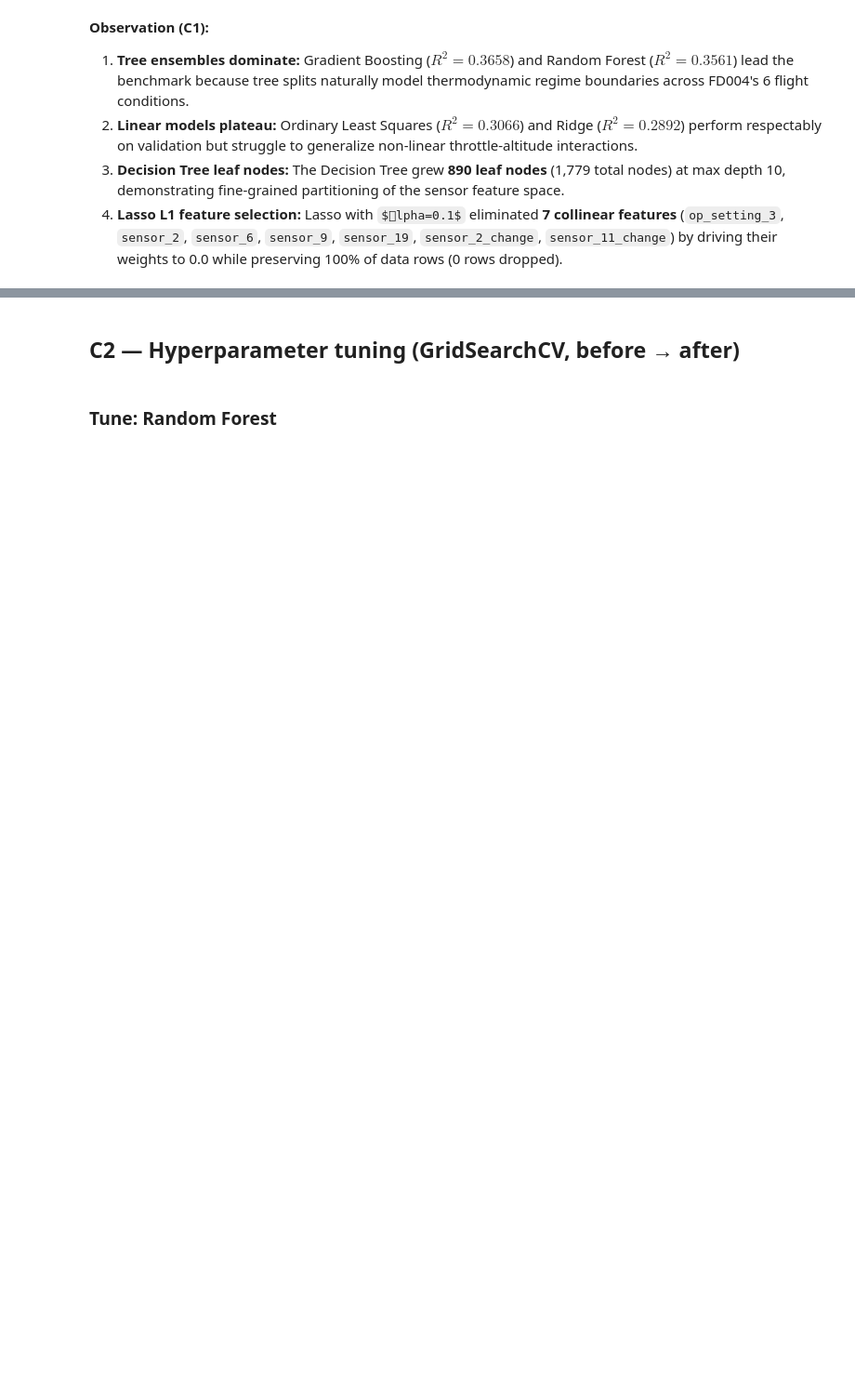
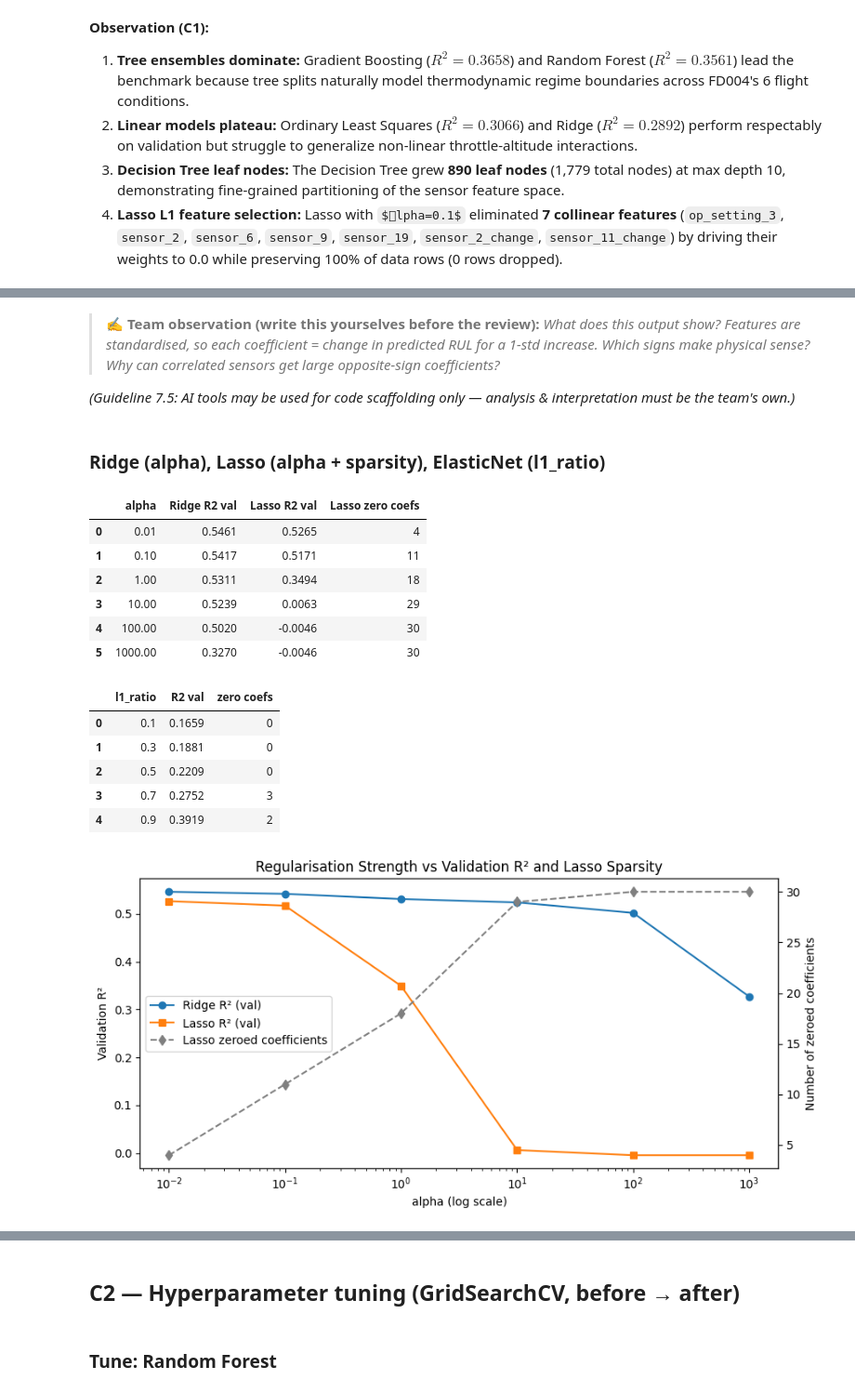
Before and after one commit to Dharshanashri-2986/ML_CAPSTONE_TEAM-14, a Jupyter notebook: notebooks/02_Regression.ipynb, the cells around one changed output, grey strips where cells are left out. Shown at 93% size. Drawn from its saved outputs; the diff is of its cells as text; code cells hidden in the pictures; some formulas as TeX source; blank space fills up the shorter version.

```diff
--- a/notebooks/02_Regression.ipynb
+++ b/notebooks/02_Regression.ipynb
@@ -431,0 +482,53 @@ Consolidated Rubric Metrics Table:
+# %% [markdown]
+> ✍️ **Team observation (write this yourselves before the review):** _What does this output show? Features are standardised, so each coefficient = change in predicted RUL for a 1-std increase. Which signs make physical sense? Why can correlated sensors get large opposite-sign coefficients?_
+
+_(Guideline 7.5: AI tools may be used for code scaffolding only — analysis & interpretation must be the team's own.)_
+# %% [markdown]
+### Ridge (alpha), Lasso (alpha + sparsity), ElasticNet (l1_ratio)
+# %%
+alphas = [0.01, 0.1, 1, 10, 100, 1000]
+lin_rows = []
+for a in alphas:
+    r = Ridge(alpha=a).fit(X_train, y_train)
+    l = Lasso(alpha=a, random_state=RANDOM_STATE, max_iter=5000).fit(X_train, y_train)
+    lin_rows.append({'alpha': a,
+                     'Ridge R2 val': r2_score(y_val, r.predict(X_val)),
+                     'Lasso R2 val': r2_score(y_val, l.predict(X_val)),
+                     'Lasso zero coefs': int((l.coef_ == 0).sum())})
+lin_sweep = pd.DataFrame(lin_rows).round(4)
+display(lin_sweep)
+
+en_rows = []
+for l1 in [0.1, 0.3, 0.5, 0.7, 0.9]:
+    en = ElasticNet(alpha=0.1, l1_ratio=l1, random_state=RANDOM_STATE, max_iter=5000).fit(X_train, y_train)
+    en_rows.append({'l1_ratio': l1, 'R2 val': r2_score(y_val, en.predict(X_val)),
+                    'zero coefs': int((en.coef_ == 0).sum())})
+en_sweep = pd.DataFrame(en_rows).round(4)
+display(en_sweep)
+
+fig, ax1 = plt.subplots(figsize=(9, 4.5))
+ax1.semilogx(lin_sweep['alpha'], lin_sweep['Ridge R2 val'], 'o-', label='Ridge R² (val)')
+ax1.semilogx(lin_sweep['alpha'], lin_sweep['Lasso R2 val'], 's-', label='Lasso R² (val)')
+ax1.set_xlabel('alpha (log scale)'); ax1.set_ylabel('Validation R²')
+ax2 = ax1.twinx()
+ax2.semilogx(lin_sweep['alpha'], lin_sweep['Lasso zero coefs'], 'd--', color='grey', label='Lasso zeroed coefficients')
+ax2.set_ylabel('Number of zeroed coefficients')
+h1, l1_ = ax1.get_legend_handles_labels(); h2, l2_ = ax2.get_legend_handles_labels()
+ax1.legend(h1 + h2, l1_ + l2_, loc='center left')
+ax1.set_title('Regularisation Strength vs Validation R² and Lasso Sparsity')
+plt.tight_layout(); plt.show()
+# %% [output]
+|  | alpha | Ridge R2 val | Lasso R2 val | Lasso zero coefs |
+| 0 | 0.01 | 0.5461 | 0.5265 | 4 |
+| 1 | 0.10 | 0.5417 | 0.5171 | 11 |
+| 2 | 1.00 | 0.5311 | 0.3494 | 18 |
+| 3 | 10.00 | 0.5239 | 0.0063 | 29 |
+| 4 | 100.00 | 0.5020 | -0.0046 | 30 |
+| 5 | 1000.00 | 0.3270 | -0.0046 | 30 |
+|  | l1_ratio | R2 val | zero coefs |
+| 0 | 0.1 | 0.1659 | 0 |
+| 1 | 0.3 | 0.1881 | 0 |
+| 2 | 0.5 | 0.2209 | 0 |
+| 3 | 0.7 | 0.2752 | 3 |
+| 4 | 0.9 | 0.3919 | 2 |
+[figure, added]
```
Also changed, not shown: parts of 45 cells of this notebook.
